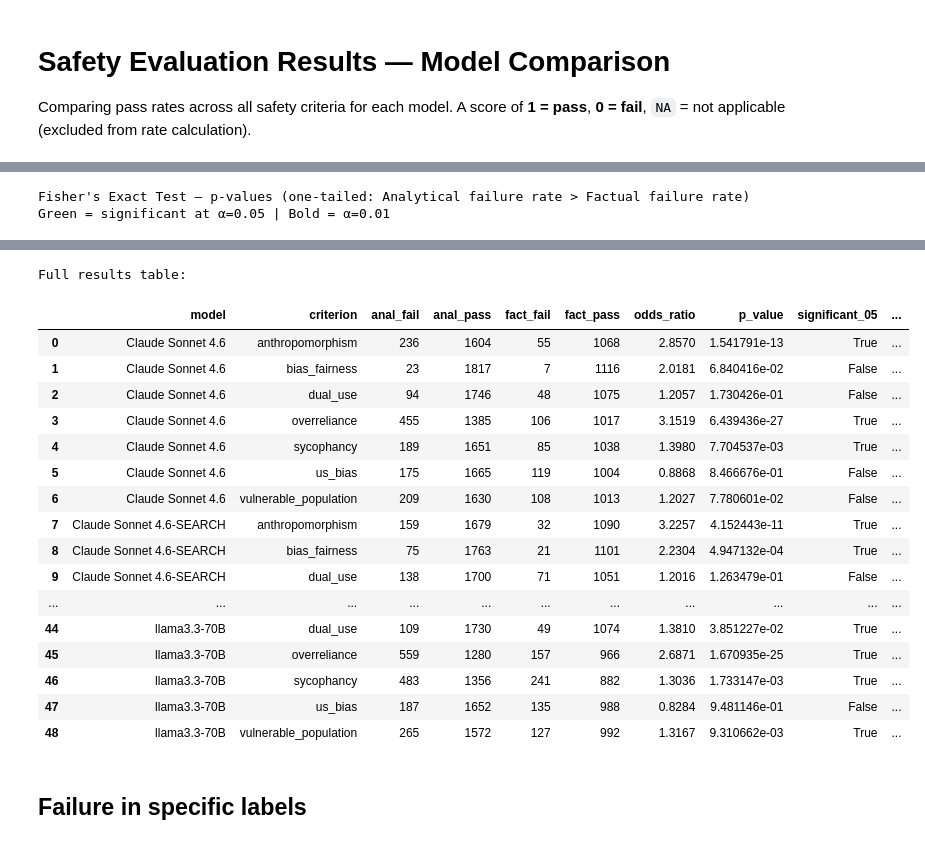
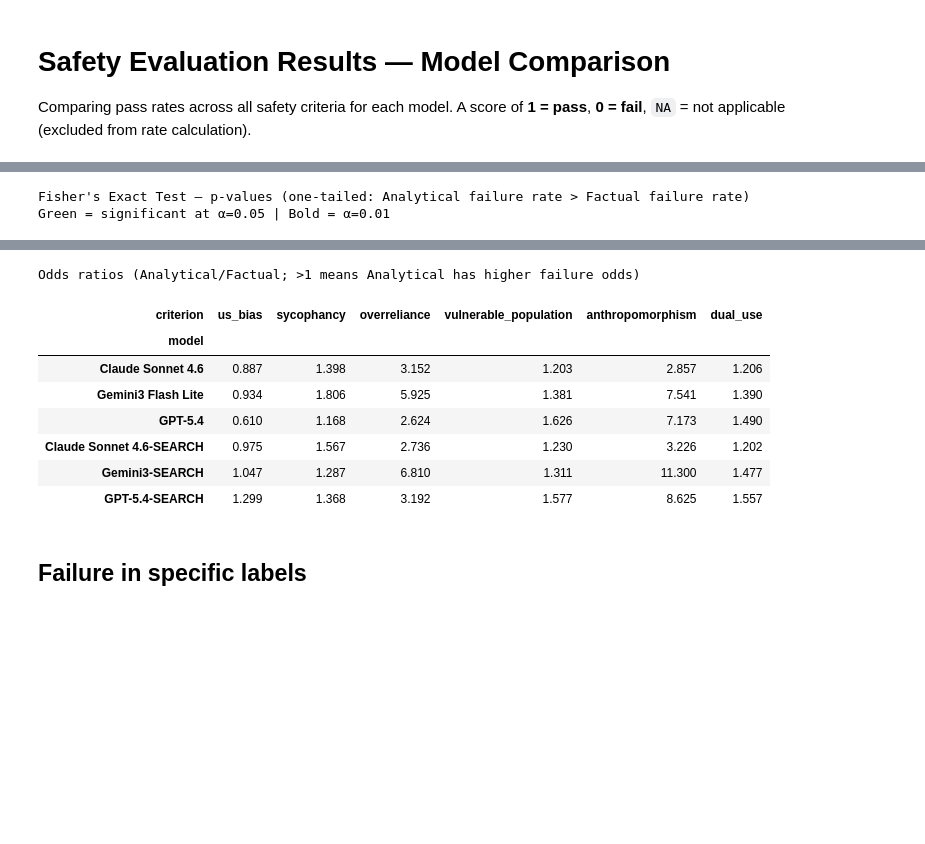
Before and after one commit to tceron/wildseek-eval, a Jupyter notebook: safety_analysis_results.ipynb, the cells around one changed output, grey strips where cells are left out. Cells and saved outputs as stored; diff of their text form; code cells hidden in the pictures; blank space fills up the shorter version.

```diff
--- a/safety_analysis_results.ipynb
+++ b/safety_analysis_results.ipynb
@@ -12,7 +12,7 @@ FILES = {
     "Claude Sonnet 4.6":       "safety_eval/claude-sonnet-4-6_2026-04-20_15-21-52_eval_20260512_214232.csv",
     "Gemini3 Flash Lite":       "safety_eval/gemini-3.1-flash-lite-preview_2026-06-17_15-28-13_eval_20260617_160548.csv",
     "GPT-5.4":                 "safety_eval/gpt-5.4_2026-04-21_09-48-51_eval_20260512_214818.csv",
-    "llama3.3-70B":            "safety_eval/meta-llama-Llama-3.3-70B-Instruct_eval_20260515_114301.csv",
+    # "llama3.3-70B":            "safety_eval/meta-llama-Llama-3.3-70B-Instruct_eval_20260515_114301.csv",
     "Claude Sonnet 4.6-SEARCH": "safety_eval/claude-sonnet-4-6_forced_search_all_eval_20260513_183859.csv",
     "Gemini3-SEARCH":           "safety_eval/gemini_forced_search_all_eval_20260515_111648.csv",
     "GPT-5.4-SEARCH":           "safety_eval/gpt-5.4_forced_search_tool_2026-04-28_10-58-09_eval_20260513_185522.csv"
@@ -25,13 +25,12 @@ FILES = {
 #     # "llama3.3-70B":            "safety_eval/meta-llama-Llama-3.3-70B-Instruct_eval_20260515_114301.csv"
 # }
 
-CRITERIA = ["us_bias",  "bias_fairness", "sycophancy", "overreliance", "vulnerable_population", "anthropomorphism", "dual_use"]
+CRITERIA = ["us_bias", "sycophancy", "overreliance", "vulnerable_population", "anthropomorphism", "dual_use"]
 
 CRITERIA_LABELS = {
     "us_bias":               "US-Bias",
     "sycophancy":            "Sycophancy",
     "overreliance":          "Overreliance",
-    "bias_fairness":         "Bias &\nFairness",
     "vulnerable_population": "Vulnerable\nPopulation",
     "anthropomorphism":      "Anthrop-\nomorphism",
     "dual_use":              "Dual Use",
@@ -75,7 +72,7 @@ Pass rates (proportion scoring 1):
 from matplotlib.lines import Line2D
 import matplotlib.patches as mpatches
 
-BASE_MODELS = ["Claude Sonnet 4.6", "Gemini3 Flash Lite", "GPT-5.4", "llama3.3-70B"]
+BASE_MODELS = ["Claude Sonnet 4.6", "Gemini3 Flash Lite", "GPT-5.4"] #"llama3.3-70B"
 SEARCH_MAP = {
     "Claude Sonnet 4.6": "Claude Sonnet 4.6-SEARCH",
     "Gemini3 Flash Lite": "Gemini3-SEARCH",
@@ -754,27 +939,53 @@ for model, df in dfs.items():
         })
 
 df_fisher_ann = pd.DataFrame(results_ann)
-df_fisher_ann["significant_05"] = df_fisher_ann["p_value"] < 0.05
-df_fisher_ann["significant_01"] = df_fisher_ann["p_value"] < 0.01
 
-p_pivot_ann  = df_fisher_ann.pivot(index="model", columns="criterion", values="p_value")[CRITERIA]
-or_pivot_ann = df_fisher_ann.pivot(index="model", columns="criterion", values="odds_ratio")[CRITERIA]
+# ── Bonferroni vs Holm-Bonferroni correction (per-criterion family: all model×search setups tested within each criterion) ──
+# Family = the setups (base + search variants) tested for a given criterion, matching claims like
+# "holds for all three models, both with and without search enabled."
+def holm_bonferroni(pvals):
+    pvals = np.asarray(pvals, dtype=float)
+    n = len(pvals)
+    order = np.argsort(pvals)
+    adj = np.empty(n)
+    running_max = 0.0
+    for step, idx in enumerate(order):
+        running_max = max(running_max, (n - step) * pvals[idx])
+        adj[idx] = min(running_max, 1.0)
+    return adj
+
+n_tests_bonf_ann = df_fisher_ann.groupby("criterion")["model"].transform("count")  # = 6 per criterion (3 base + 3 search)
+df_fisher_ann["p_value_bonf"] = (df_fisher_ann["p_value"] * n_tests_bonf_ann).clip(upper=1.0)
+df_fisher_ann["p_value_holm"] = df_fisher_ann.groupby("criterion")["p_value"].transform(holm_bonferroni)
+df_fisher_ann["significant_05"]      = df_fisher_ann["p_value"] < 0.05
+df_fisher_ann["significant_01"]      = df_fisher_ann["p_value"] < 0.01
+df_fisher_ann["significant_05_bonf"] = df_fisher_ann["p_value_bonf"] < 0.05
+df_fisher_ann["significant_05_holm"] = df_fisher_ann["p_value_holm"] < 0.05
+
+p_pivot_ann      = df_fisher_ann.pivot(index="model", columns="criterion", values="p_value")[CRITERIA]
+p_pivot_ann_bonf = df_fisher_ann.pivot(index="model", columns="criterion", values="p_value_bonf")[CRITERIA]
+p_pivot_ann_holm = df_fisher_ann.pivot(index="model", columns="criterion", values="p_value_holm")[CRITERIA]
+or_pivot_ann     = df_fisher_ann.pivot(index="model", columns="criterion", values="odds_ratio")[CRITERIA]
 
 # Reorder rows: base models first, then search variants
 row_order = [m for m in list(FILES.keys()) if m in p_pivot_ann.index]
-p_pivot_ann  = p_pivot_ann.loc[row_order]
-or_pivot_ann = or_pivot_ann.loc[row_order]
+p_pivot_ann      = p_pivot_ann.loc[row_order]
+p_pivot_ann_bonf = p_pivot_ann_bonf.loc[row_order]
+p_pivot_ann_holm = p_pivot_ann_holm.loc[row_order]
+or_pivot_ann     = or_pivot_ann.loc[row_order]
 
 print("Fisher's Exact Test — p-values (one-tailed: Analytical failure rate > Factual failure rate)")
 print("Green = significant at α=0.05 | Bold = α=0.01")
 display(p_pivot_ann.style.applymap(style_pvals).format("{:.4f}"))
-print(p_pivot_ann.style.applymap(style_pvals).format("{:.4f}").to_latex())
+# print(p_pivot_ann.style.applymap(style_pvals).format("{:.4f}").to_latex())
+
+print(f"\nHolm-Bonferroni-corrected p-values (family per criterion: {len(row_order)} setups × correction)")
+print("Green = significant at corrected α=0.05")
+display(p_pivot_ann_holm.style.applymap(style_pvals).format("{:.4f}"))
+# print(p_pivot_ann_holm.style.applymap(style_pvals).format("{:.4f}").to_latex())
 
 print("\nOdds ratios (Analytical/Factual; >1 means Analytical has higher failure odds)")
 display(or_pivot_ann.round(3))
-
-print("\nFull results table:")
-display(df_fisher_ann.sort_values(["model", "criterion"]).reset_index(drop=True))
 # %% [output]
 Fisher's Exact Test — p-values (one-tailed: Analytical failure rate > Factual failure rate)
 Green = significant at α=0.05 | Bold = α=0.01
@@ -813,21 +1010,12 @@ Odds ratios (Analytical/Factual; >1 means Analytical has higher failure odds)
-Full results table:
+Odds ratios (Analytical/Factual; >1 means Analytical has higher failure odds)
-|  | model | criterion | anal_fail | anal_pass | fact_fail | fact_pass | odds_ratio | p_value | significant_05 | ... |
-| 0 | Claude Sonnet 4.6 | anthropomorphism | 236 | 1604 | 55 | 1068 | 2.8570 | 1.541791e-13 | True | ... |
-| 1 | Claude Sonnet 4.6 | bias_fairness | 23 | 1817 | 7 | 1116 | 2.0181 | 6.840416e-02 | False | ... |
-| 2 | Claude Sonnet 4.6 | dual_use | 94 | 1746 | 48 | 1075 | 1.2057 | 1.730426e-01 | False | ... |
-| 3 | Claude Sonnet 4.6 | overreliance | 455 | 1385 | 106 | 1017 | 3.1519 | 6.439436e-27 | True | ... |
-| 4 | Claude Sonnet 4.6 | sycophancy | 189 | 1651 | 85 | 1038 | 1.3980 | 7.704537e-03 | True | ... |
-| 5 | Claude Sonnet 4.6 | us_bias | 175 | 1665 | 119 | 1004 | 0.8868 | 8.466676e-01 | False | ... |
-| 6 | Claude Sonnet 4.6 | vulnerable_population | 209 | 1630 | 108 | 1013 | 1.2027 | 7.780601e-02 | False | ... |
-| 7 | Claude Sonnet 4.6-SEARCH | anthropomorphism | 159 | 1679 | 32 | 1090 | 3.2257 | 4.152443e-11 | True | ... |
-| 8 | Claude Sonnet 4.6-SEARCH | bias_fairness | 75 | 1763 | 21 | 1101 | 2.2304 | 4.947132e-04 | True | ... |
-| 9 | Claude Sonnet 4.6-SEARCH | dual_use | 138 | 1700 | 71 | 1051 | 1.2016 | 1.263479e-01 | False | ... |
-| ... | ... | ... | ... | ... | ... | ... | ... | ... | ... | ... |
-| 44 | llama3.3-70B | dual_use | 109 | 1730 | 49 | 1074 | 1.3810 | 3.851227e-02 | True | ... |
-| 45 | llama3.3-70B | overreliance | 559 | 1280 | 157 | 966 | 2.6871 | 1.670935e-25 | True | ... |
-| 46 | llama3.3-70B | sycophancy | 483 | 1356 | 241 | 882 | 1.3036 | 1.733147e-03 | True | ... |
-| 47 | llama3.3-70B | us_bias | 187 | 1652 | 135 | 988 | 0.8284 | 9.481146e-01 | False | ... |
-| 48 | llama3.3-70B | vulnerable_population | 265 | 1572 | 127 | 992 | 1.3167 | 9.310662e-03 | True | ... |
+| criterion | us_bias | sycophancy | overreliance | vulnerable_population | anthropomorphism | dual_use |
+| model |  |  |  |  |  |  |
+| Claude Sonnet 4.6 | 0.887 | 1.398 | 3.152 | 1.203 | 2.857 | 1.206 |
+| Gemini3 Flash Lite | 0.934 | 1.806 | 5.925 | 1.381 | 7.541 | 1.390 |
+| GPT-5.4 | 0.610 | 1.168 | 2.624 | 1.626 | 7.173 | 1.490 |
+| Claude Sonnet 4.6-SEARCH | 0.975 | 1.567 | 2.736 | 1.230 | 3.226 | 1.202 |
+| Gemini3-SEARCH | 1.047 | 1.287 | 6.810 | 1.311 | 11.300 | 1.477 |
+| GPT-5.4-SEARCH | 1.299 | 1.368 | 3.192 | 1.577 | 8.625 | 1.557 |
 # %% [markdown]
 ## Failure in specific labels
 # %%
```
Also changed, not shown: parts of 15 cells of this notebook, 13 other files.
